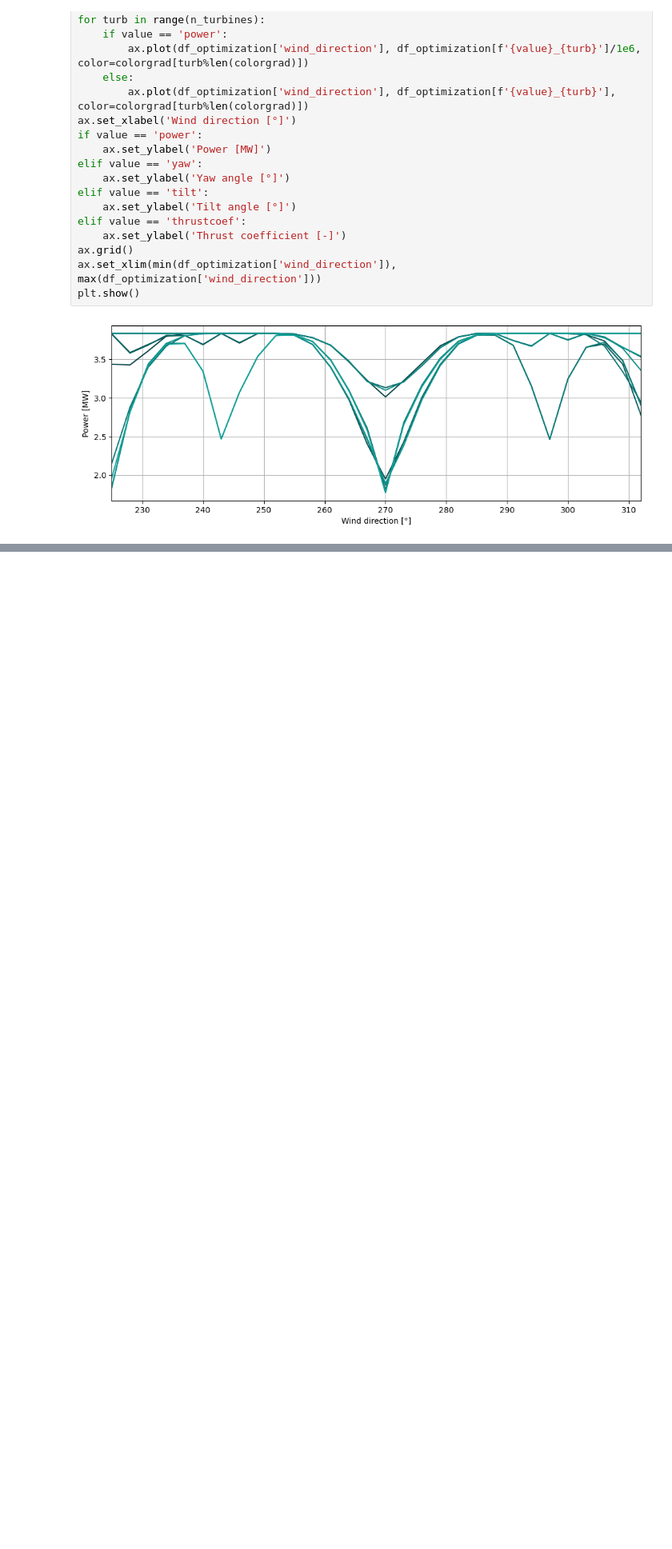
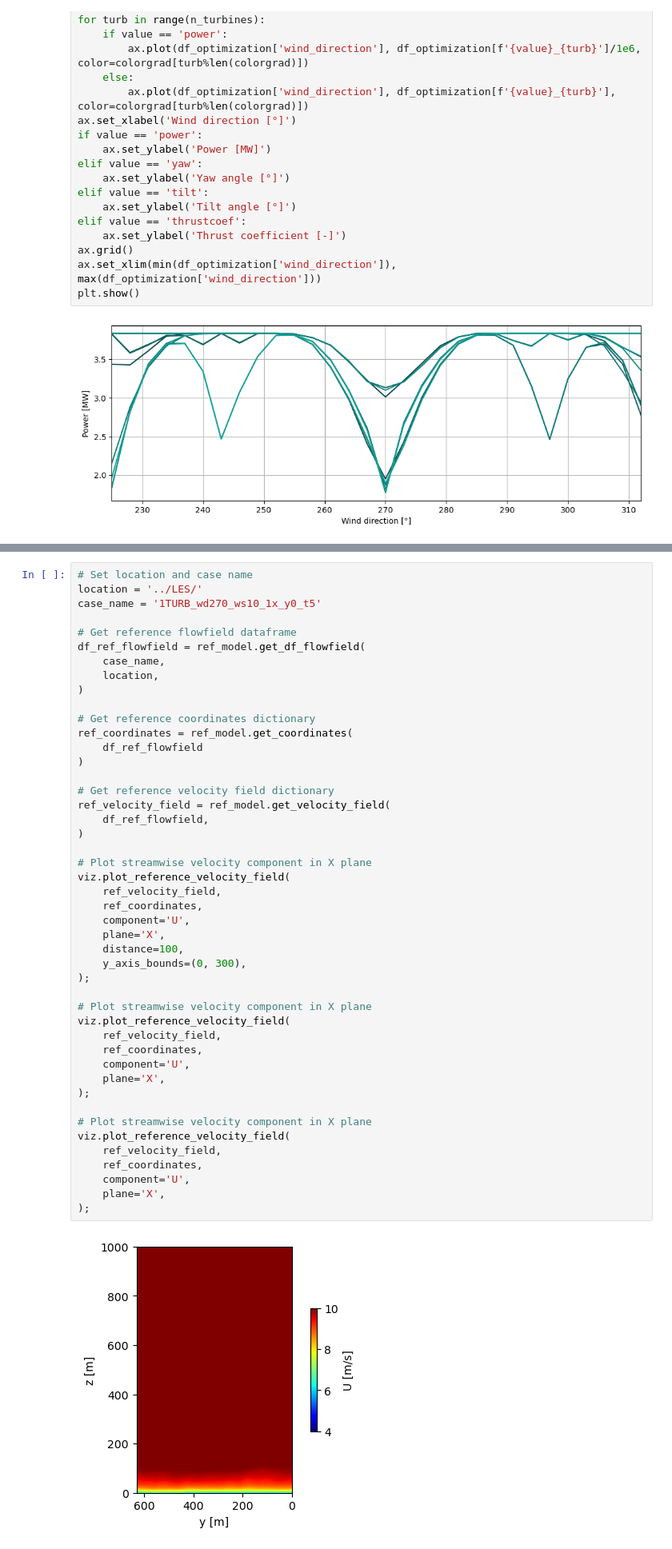
Before and after one commit to chrisosse/TouchWind_Optimization_Framework, a Jupyter notebook: framework_test.ipynb, the cells around one changed output, grey strips where cells are left out. Shown: that part at 80% size. Drawn from its saved outputs; the diff is of its cells as text; blank space fills up the shorter version.

Commit message:
Add reference flowfield plot capability

```diff
--- a/framework_test.ipynb
+++ b/framework_test.ipynb
@@ -525,0 +529,48 @@ plt.show()
+# %%
+# Set location and case name
+location = '../LES/'
+case_name = '1TURB_wd270_ws10_1x_y0_t5'
+
+# Get reference flowfield dataframe
+df_ref_flowfield = ref_model.get_df_flowfield(
+    case_name,
+    location,
+)
+
+# Get reference coordinates dictionary
+ref_coordinates = ref_model.get_coordinates(
+    df_ref_flowfield
+)
+
+# Get reference velocity field dictionary
+ref_velocity_field = ref_model.get_velocity_field(
+    df_ref_flowfield,
+)
+
+# Plot streamwise velocity component in X plane
+viz.plot_reference_velocity_field(
+    ref_velocity_field,
+    ref_coordinates,
+    component='U',
+    plane='X',
+    distance=100,
+    y_axis_bounds=(0, 300),
+);
+
+# Plot streamwise velocity component in X plane
+viz.plot_reference_velocity_field(
+    ref_velocity_field,
+    ref_coordinates,
+    component='U',
+    plane='X',
+);
+
+# Plot streamwise velocity component in X plane
+viz.plot_reference_velocity_field(
+    ref_velocity_field,
+    ref_coordinates,
+    component='U',
+    plane='X',
+);
+# %% [output]
+[figure, added]
```
Also changed, not shown: parts of 10 cells of this notebook, 2 other files.
